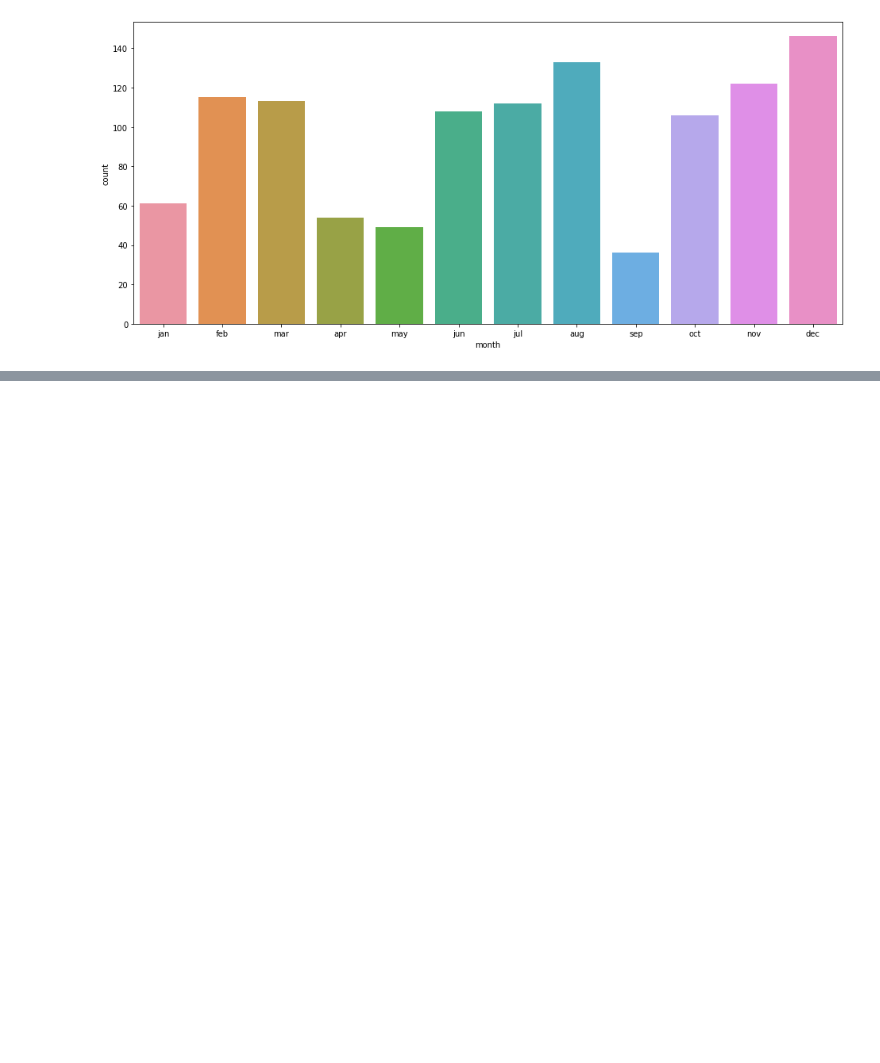
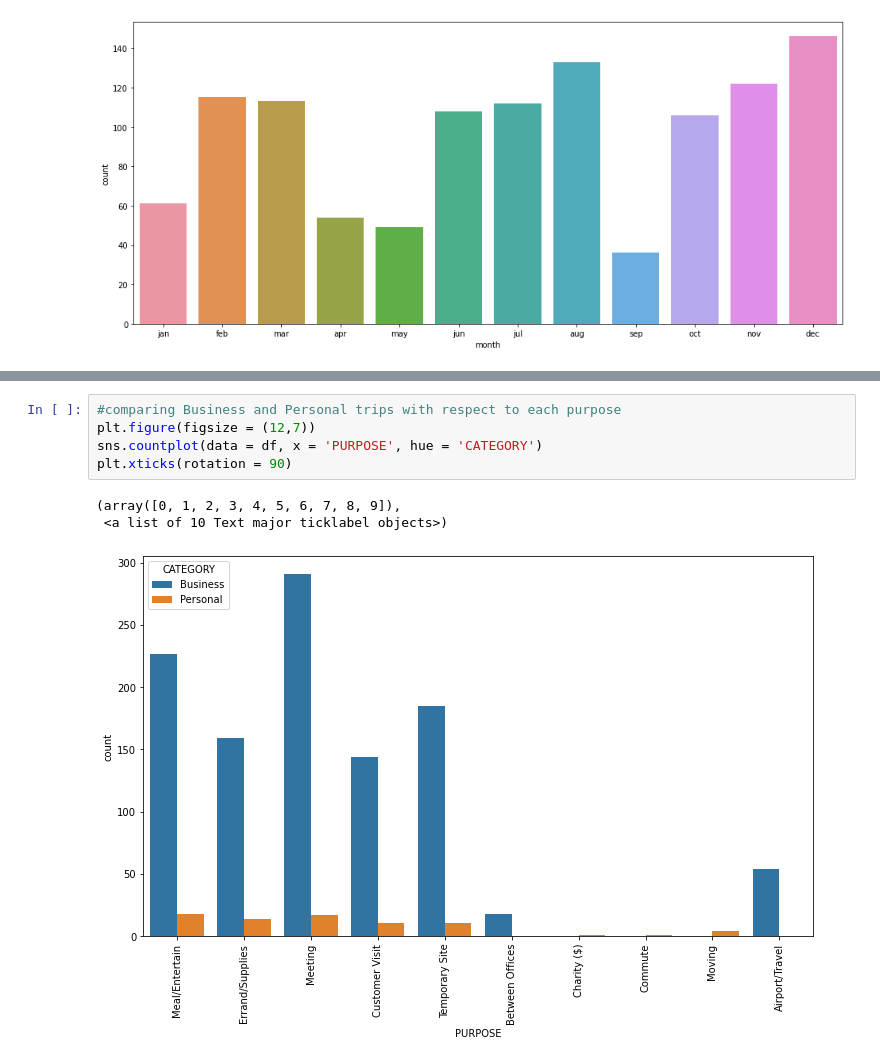
Before and after one commit to makarandsk/Uber_Analysis, a Jupyter notebook: Uber Analysis.ipynb, the cells around one changed output, grey strips where cells are left out. Saved outputs shown, nothing was run; the diff lists cells and outputs as text; blank space fills up the shorter version.

```diff
--- a/Uber Analysis.ipynb
+++ b/Uber Analysis.ipynb
@@ -461,0 +493,9 @@ sns.countplot(df['month'])
+# %%
+#comparing Business and Personal trips with respect to each purpose
+plt.figure(figsize = (12,7))
+sns.countplot(data = df, x = 'PURPOSE', hue = 'CATEGORY')
+plt.xticks(rotation = 90)
+# %% [output]
+(array([0, 1, 2, 3, 4, 5, 6, 7, 8, 9]),
+ <a list of 10 Text major ticklabel objects>)
+[figure, added]
```
Also changed, not shown: parts of 12 cells of this notebook.
